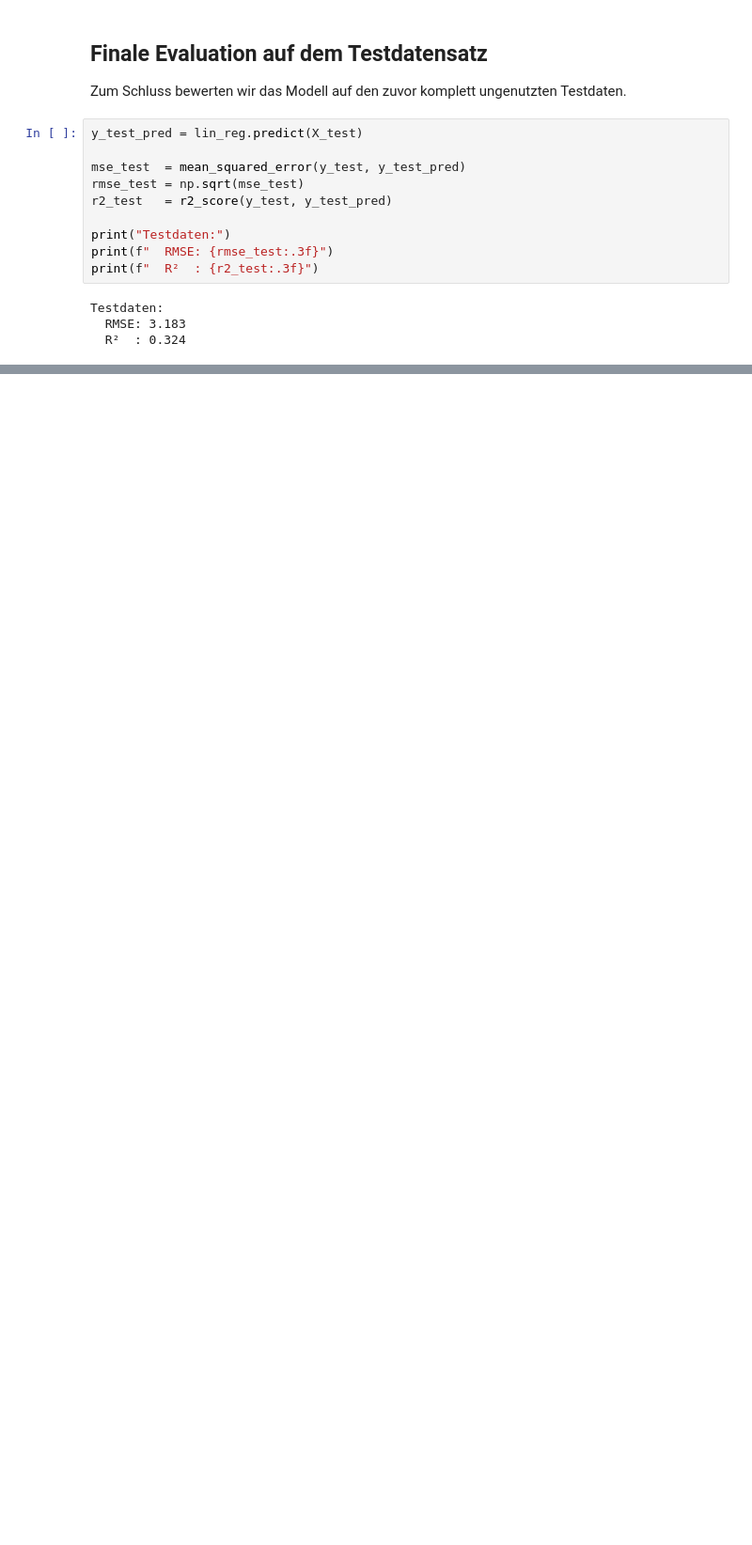
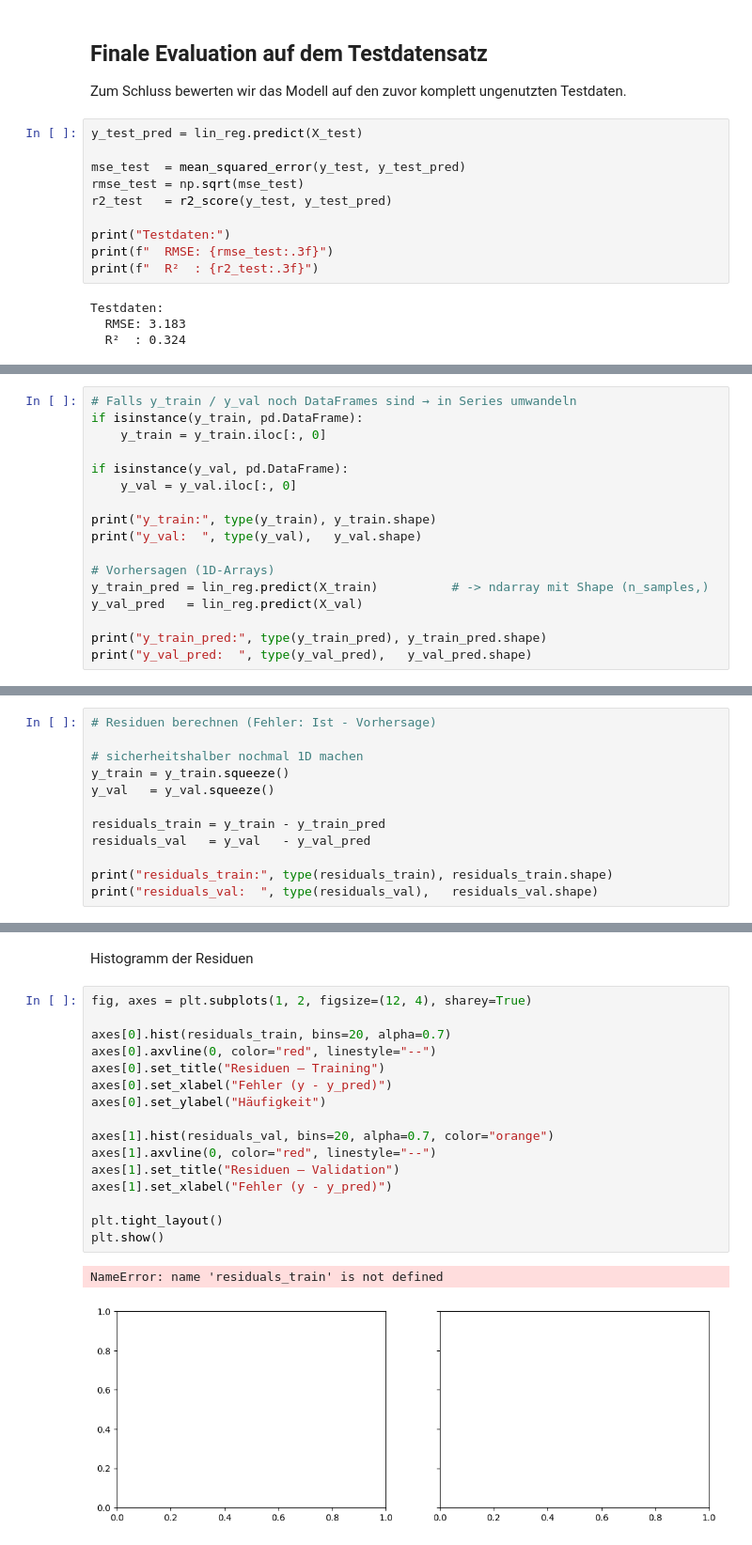
Before and after one commit to Basti070301/ml-foundations, a Jupyter notebook: Model/linear_regression/notebooks/lineare_regression_wage_data.ipynb, the cells around one changed output, grey strips where cells are left out. Shown at 94% size. Cells and saved outputs as stored; diff of their text form; blank space fills up the shorter version.

```diff
--- a/Model/linear_regression/notebooks/lineare_regression_wage_data.ipynb
+++ b/Model/linear_regression/notebooks/lineare_regression_wage_data.ipynb
@@ -371,0 +390,17 @@ Testdaten:
+# %%
+# Falls y_train / y_val noch DataFrames sind → in Series umwandeln
+if isinstance(y_train, pd.DataFrame):
+    y_train = y_train.iloc[:, 0]
+
+if isinstance(y_val, pd.DataFrame):
+    y_val = y_val.iloc[:, 0]
+
+print("y_train:", type(y_train), y_train.shape)
+print("y_val:  ", type(y_val),   y_val.shape)
+
+# Vorhersagen (1D-Arrays)
+y_train_pred = lin_reg.predict(X_train)          # -> ndarray mit Shape (n_samples,)
+y_val_pred   = lin_reg.predict(X_val)
+
+print("y_train_pred:", type(y_train_pred), y_train_pred.shape)
+print("y_val_pred:  ", type(y_val_pred),   y_val_pred.shape)
@@ -371,0 +412,12 @@ Testdaten:
+# %%
+# Residuen berechnen (Fehler: Ist - Vorhersage)
+
+# sicherheitshalber nochmal 1D machen
+y_train = y_train.squeeze()
+y_val   = y_val.squeeze()
+
+residuals_train = y_train - y_train_pred
+residuals_val   = y_val   - y_val_pred
+
+print("residuals_train:", type(residuals_train), residuals_train.shape)
+print("residuals_val:  ", type(residuals_val),   residuals_val.shape)
@@ -371,0 +426,21 @@ Testdaten:
+# %% [markdown]
+Histogramm der Residuen
+# %%
+fig, axes = plt.subplots(1, 2, figsize=(12, 4), sharey=True)
+
+axes[0].hist(residuals_train, bins=20, alpha=0.7)
+axes[0].axvline(0, color="red", linestyle="--")
+axes[0].set_title("Residuen – Training")
+axes[0].set_xlabel("Fehler (y - y_pred)")
+axes[0].set_ylabel("Häufigkeit")
+
+axes[1].hist(residuals_val, bins=20, alpha=0.7, color="orange")
+axes[1].axvline(0, color="red", linestyle="--")
+axes[1].set_title("Residuen – Validation")
+axes[1].set_xlabel("Fehler (y - y_pred)")
+
+plt.tight_layout()
+plt.show()
+# %% [output]
+NameError: name 'residuals_train' is not defined
+[figure, added]
```
Also changed, not shown: parts of 9 cells of this notebook, 3 other files.
